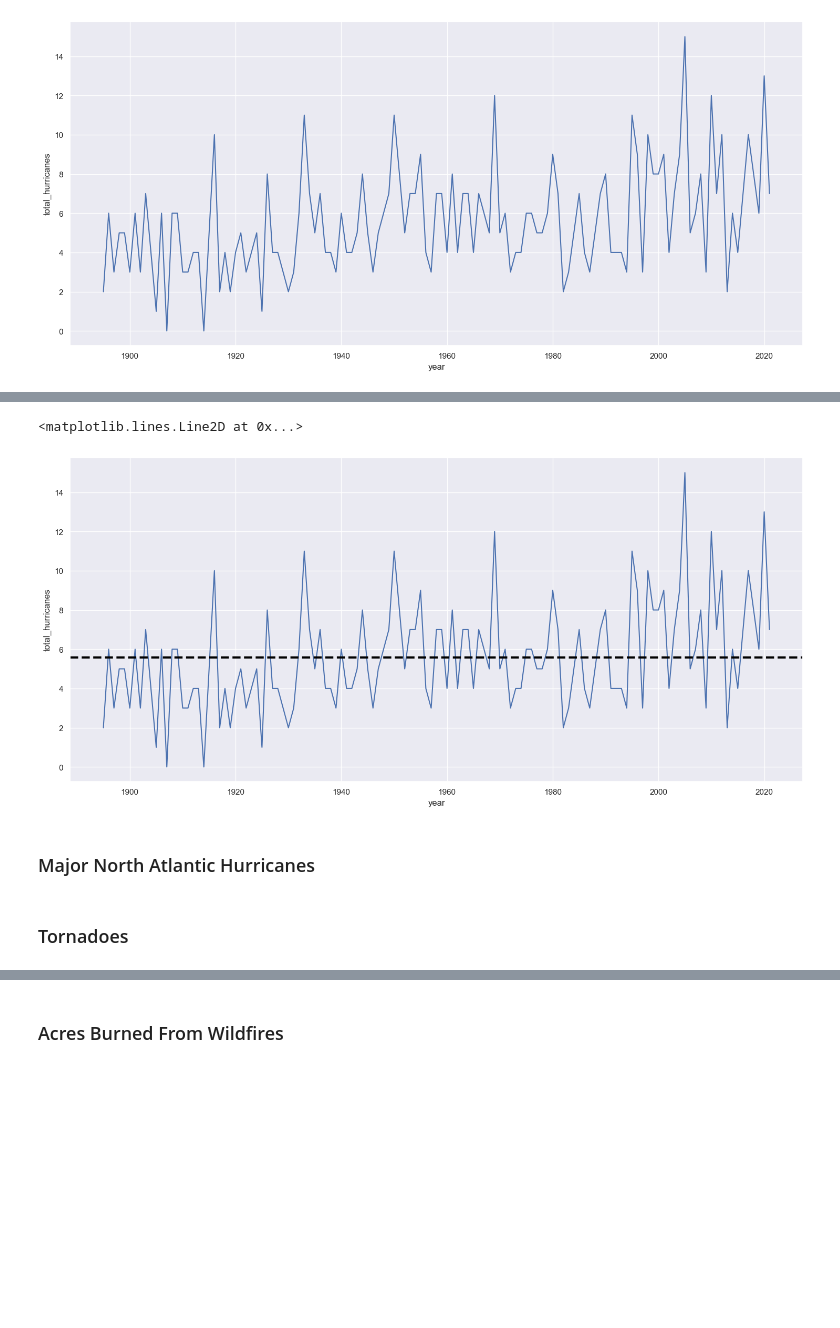
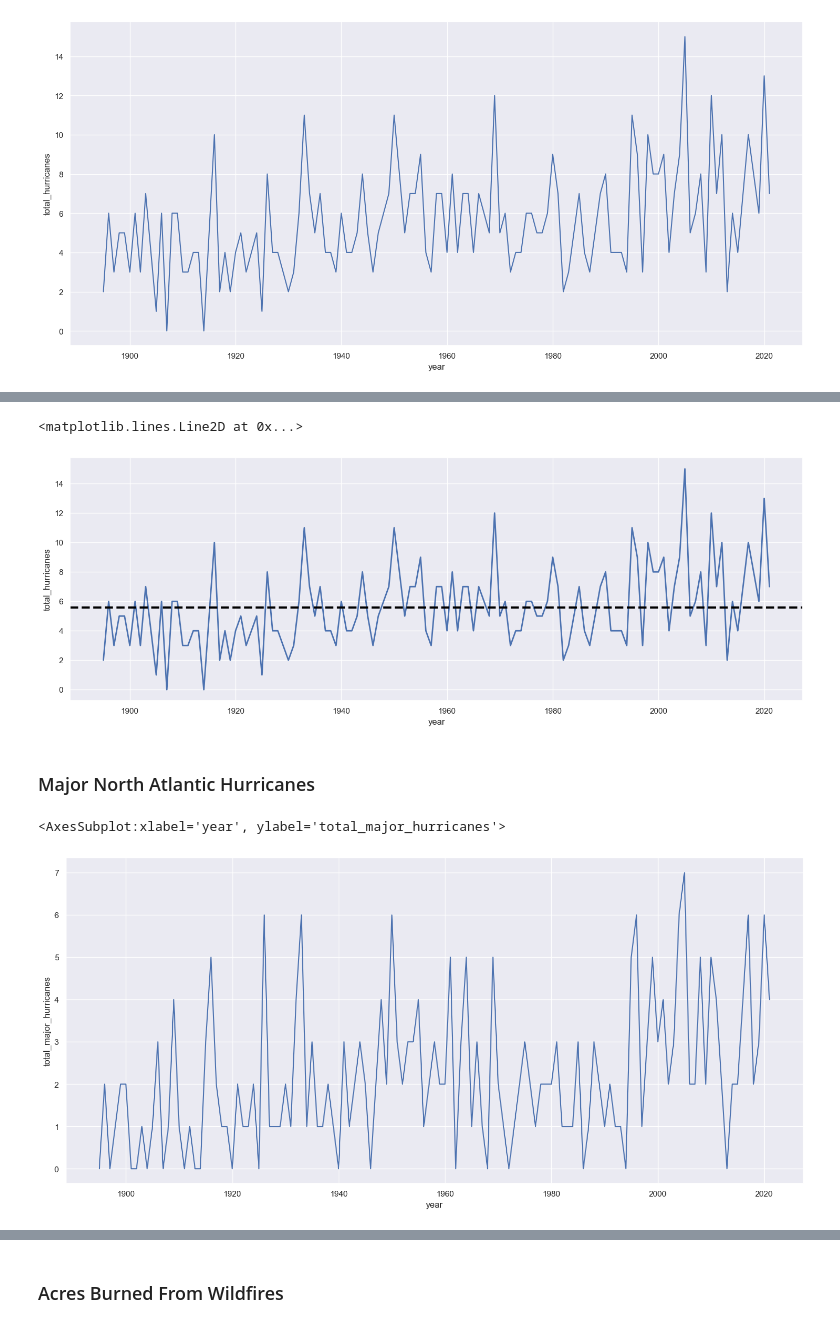
Before and after one commit to cwittmaack12/HurricaneProject, a Jupyter notebook: Primary.ipynb, the cells around one changed output, grey strips where cells are left out. Drawn from its saved outputs; the diff is of its cells as text; code cells hidden in the pictures; blank space fills up the shorter version.

```diff
--- a/Primary.ipynb
+++ b/Primary.ipynb
@@ -316,11 +318,15 @@ sns.lmplot(x='year', y='total_hurricanes', data=df, aspect=3)
 # %%
-plt.figure(figsize=(18, 8))
-sns.lineplot(data=df, x='year', y='total_hurricanes')
+plt.figure(figsize=(18, 6))
+sns.lineplot(data=df, x='year', y='total_hurricanes', linewidth=2)
 plt.axhline(y=np.nanmean(df.total_hurricanes), color='black', linestyle='--', linewidth=3, label='Avg')
 # %% [output]
 <matplotlib.lines.Line2D at 0x...>
-[figure, old version]
+[figure, new version]
 # %% [markdown]
 ### Major North Atlantic Hurricanes
-# %% [markdown]
-### Tornadoes
+# %%
+plt.figure(figsize=(18, 8))
+sns.lineplot(data=df, x='year', y='total_major_hurricanes')
+# %% [output]
+<AxesSubplot:xlabel='year', ylabel='total_major_hurricanes'>
+[figure, added]
```
Also changed, not shown: parts of 28 cells of this notebook, 10 other files.
